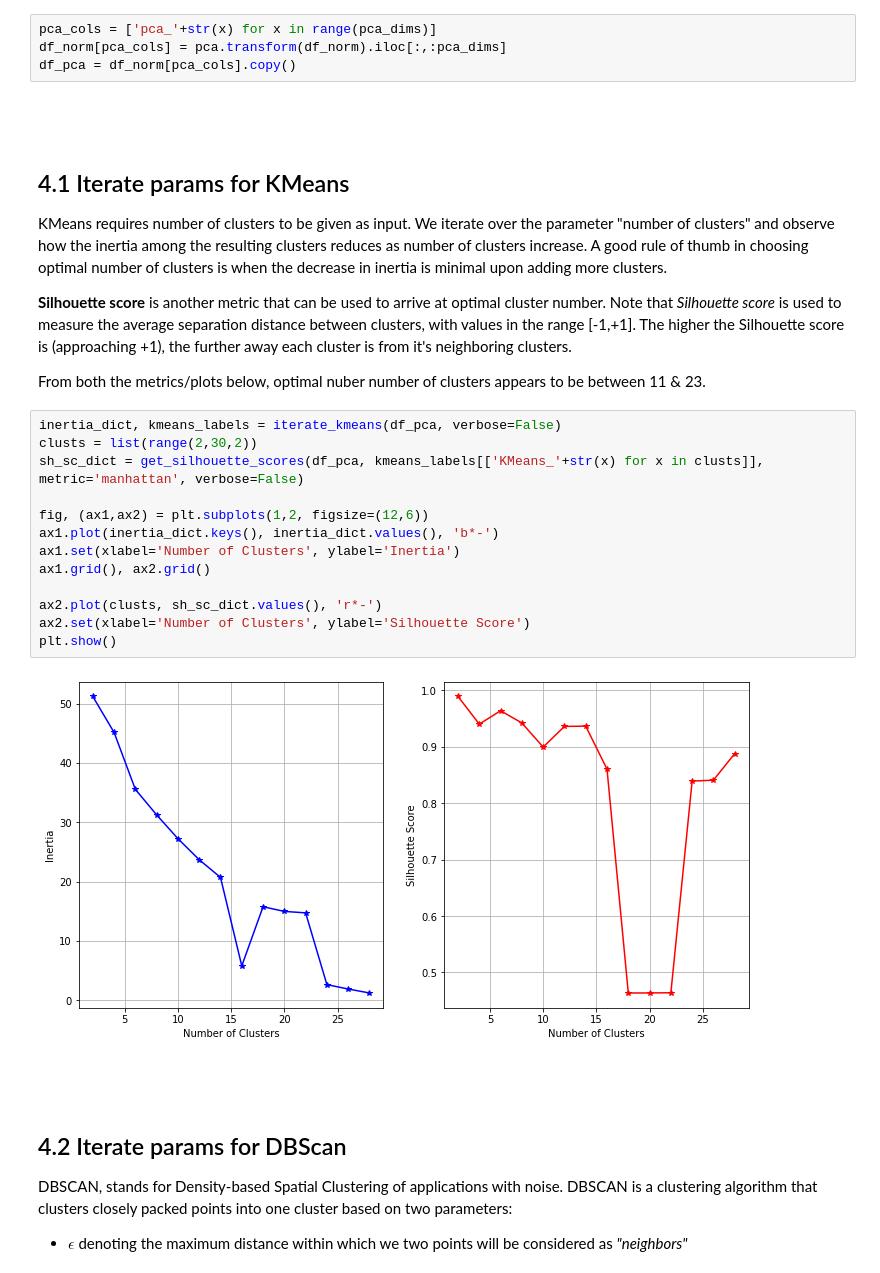
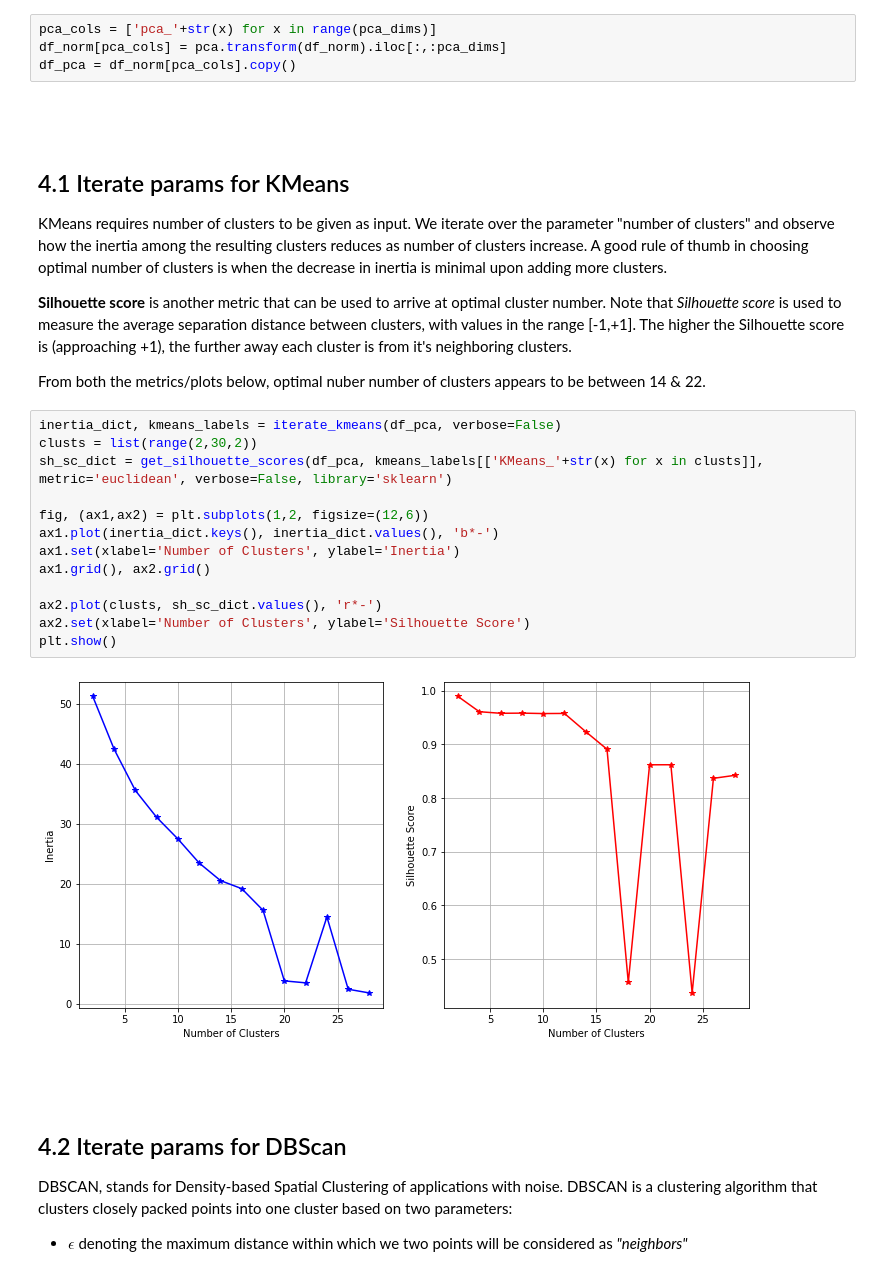
Before and after one commit to nv-morpheus/morpheus-experimental, a Jupyter notebook: asset-clustering/training-tuning-inference/experiment.ipynb, the cells around one changed output. Saved outputs shown, nothing was run; the diff lists cells and outputs as text.

```diff
--- a/asset-clustering/training-tuning-inference/experiment.ipynb
+++ b/asset-clustering/training-tuning-inference/experiment.ipynb
@@ -147,22 +147,22 @@ KMeans requires number of clusters to be given as input. We iterate over the par
 
 **Silhouette score** is another metric that can be used to arrive at optimal cluster number. Note that *Silhouette score* is used to measure the average separation distance between clusters, with values in the range [-1,+1]. The higher the Silhouette score is (approaching +1), the further away each cluster is from it's neighboring clusters.
 
-From both the metrics/plots below, optimal nuber number of clusters appears to be between 11 & 23.
+From both the metrics/plots below, optimal nuber number of clusters appears to be between 14 & 22.
 # %%
 inertia_dict, kmeans_labels = iterate_kmeans(df_pca, verbose=False)
 clusts = list(range(2,30,2))
-sh_sc_dict = get_silhouette_scores(df_pca, kmeans_labels[['KMeans_'+str(x) for x in clusts]], metric='manhattan', verbose=False)
+sh_sc_dict = get_silhouette_scores(df_pca, kmeans_labels[['KMeans_'+str(x) for x in clusts]], metric='euclidean', verbose=False, library='sklearn')
 
 fig, (ax1,ax2) = plt.subplots(1,2, figsize=(12,6))
 ax1.plot(inertia_dict.keys(), inertia_dict.values(), 'b*-')
 ax1.set(xlabel='Number of Clusters', ylabel='Inertia')
 ax1.grid(), ax2.grid()
 
 ax2.plot(clusts, sh_sc_dict.values(), 'r*-')
 ax2.set(xlabel='Number of Clusters', ylabel='Silhouette Score')
 plt.show()
 # %% [output]
-[figure, old version]
+[figure, new version]
 # %% [markdown]
 <br><br>
 ## 4.2 Iterate params for DBScan
```
Also changed, not shown: parts of 14 cells of this notebook, 2 other files.
